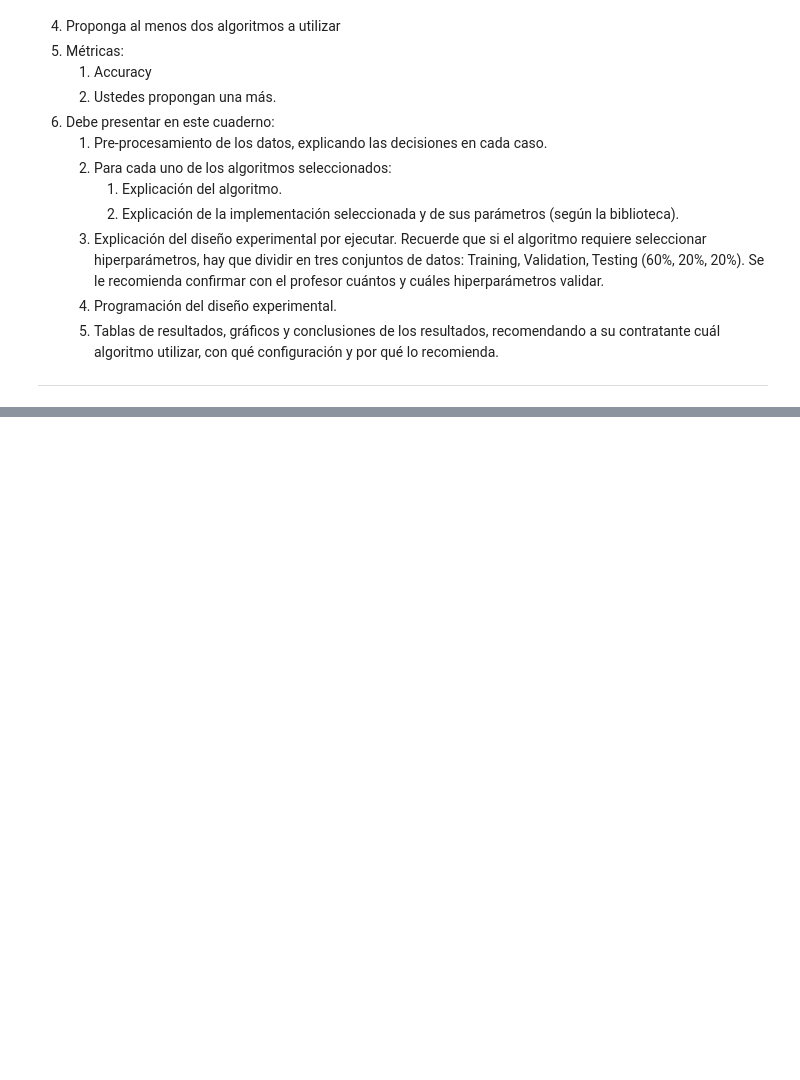
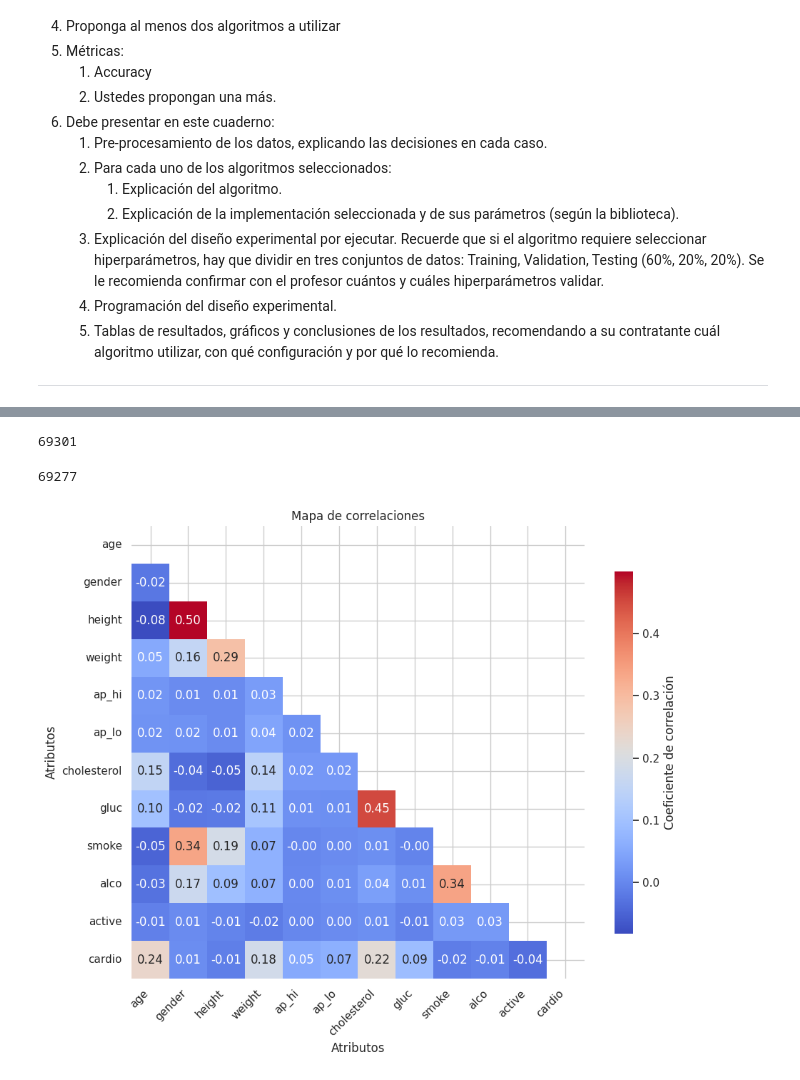
Before and after one commit to datwaft/aprendizaje_automatico, a Jupyter notebook: Trabajo_Corto_2/Trabajo_Corto_2.ipynb, the cells around one changed output, grey strips where cells are left out. Drawn from its saved outputs; the diff is of its cells as text; code cells hidden in the pictures; blank space fills up the shorter version.

```diff
--- a/Trabajo_Corto_2/Trabajo_Corto_2.ipynb
+++ b/Trabajo_Corto_2/Trabajo_Corto_2.ipynb
@@ -708,3 +715,9 @@ ___
     6. Tablas de resultados, gráficos y conclusiones de los resultados, recomendando a su contratante cuál algoritmo utilizar, con qué configuración y por qué lo recomienda.
 
 ---
+# %%
+df = pd.read_csv("./data/cardio.csv", sep=';', encoding='utf-8')
+
+df = df.drop('id', axis=1)
+
+df.head(10)
@@ -710,0 +801,32 @@ ___
+# %%
+df.shape[0]
+# %% [output]
+69301
+# %%
+df = df.drop_duplicates()
+df.shape[0]
+# %% [output]
+69277
+# %%
+corr = df.corr()
+mask = np.triu(np.ones_like(corr, dtype=bool))
+
+plt.figure(figsize=(10, 8))
+sns.heatmap(
+    corr,
+    mask=mask,
+    annot=True,
+    fmt=".2f",
+    cmap="coolwarm",
+    square=True,
+    cbar_kws={"label": "Coeficiente de correlación", "shrink": 0.8},
+)
+plt.xticks(rotation=45, ha="right")
+plt.yticks(rotation=0)
+plt.title("Mapa de correlaciones")
+plt.xlabel("Atributos")
+plt.ylabel("Atributos")
+plt.tight_layout()
+plt.show()
+# %% [output]
+[figure, added]
```
Also changed, not shown: parts of 19 cells of this notebook.
